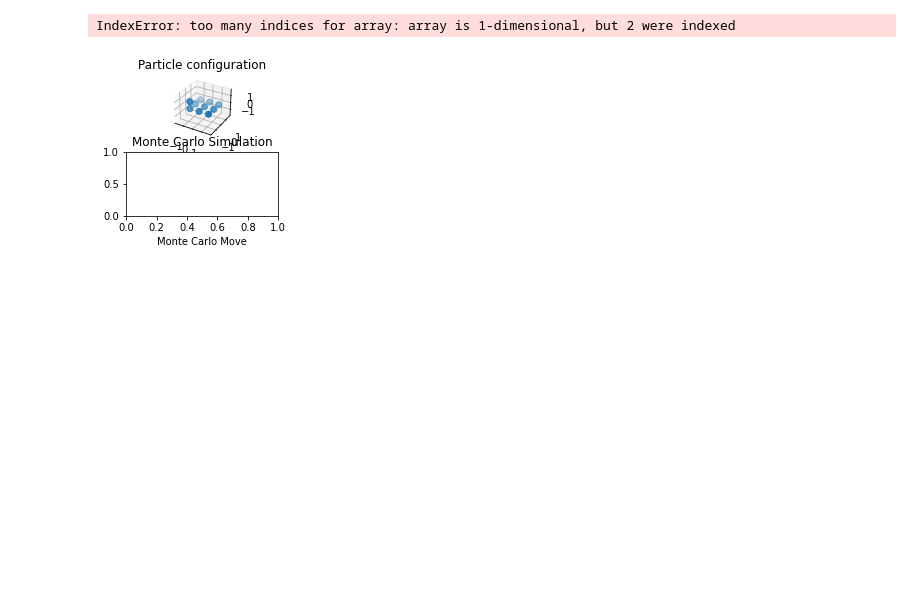
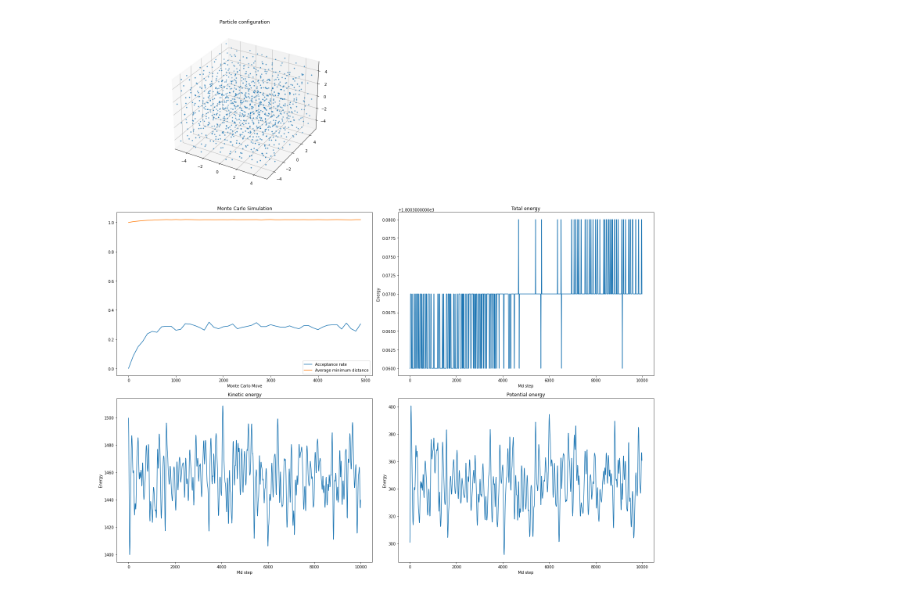
Before and after one commit to lupoalberto98/Molecular-Dynamics, a Jupyter notebook: src/plot.ipynb, the cells around one changed output. Drawn from its saved outputs; the diff is of its cells as text; code cells hidden in the pictures; blank space fills up the shorter version.

```diff
--- a/src/plot.ipynb
+++ b/src/plot.ipynb
@@ -28,7 +26,10 @@ read_vtk(particles_file, rdf_file, par_file, mc_file, en_file)
 # %%
+read_vtk(particles_file, rdf_file, par_file, mc_file, en_file)
+
 L= float(par[2])
 
-fig = plt.figure()
+
+fig = plt.figure(figsize =(20,20))
 ax1 = fig.add_subplot(321, projection='3d')
 ax1.set_title("Particle configuration")
 # s = size of the spheres. For the sake of visualization it might be useful to reduce it sometimes
@@ -47,32 +48,31 @@ ax2.plot(RDF[:,0], RDF[:,1])
 
 ax3 = fig.add_subplot(323)
 ax3.set_title("Monte Carlo Simulation")
 ax3.set_xlabel("Monte Carlo Move")
 ax3.plot(mc[:,0], mc[:,1], label = "Acceptance rate")
 ax3.plot(mc[:,0], mc[:,2], label = "Average minimum distance")
 ax3.legend()
 
 ax4 = fig.add_subplot(324)
 ax4.set_title("Total energy")
 ax4.set_xlabel("Md step")
 ax4.set_ylabel("Energy")
 ax4.plot(en[:,0], en[:,3])
 
 ax5 = fig.add_subplot(325)
 ax5.set_title("Kinetic energy")
 ax5.set_xlabel("Md step")
 ax5.set_ylabel("Energy")
 ax5.plot(en[:,0], en[:,1])
 
 ax6 = fig.add_subplot(326)
 ax6.set_title("Potential energy")
 ax6.set_xlabel("Md step")
 ax6.set_ylabel("Energy")
 ax6.plot(en[:,0], en[:,2])
 
 
 fig.tight_layout()
 plt.show()
 # %% [output]
-IndexError: too many indices for array: array is 1-dimensional, but 2 were indexed
-[figure, old version]
+[figure, new version]
```
Also changed, not shown: parts of 1 cell of this notebook, 5 other files.
